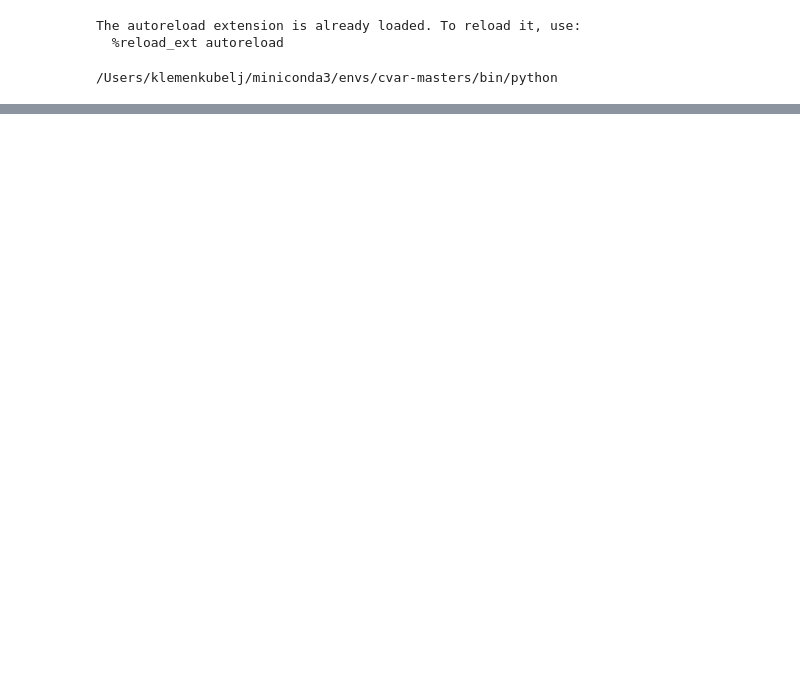
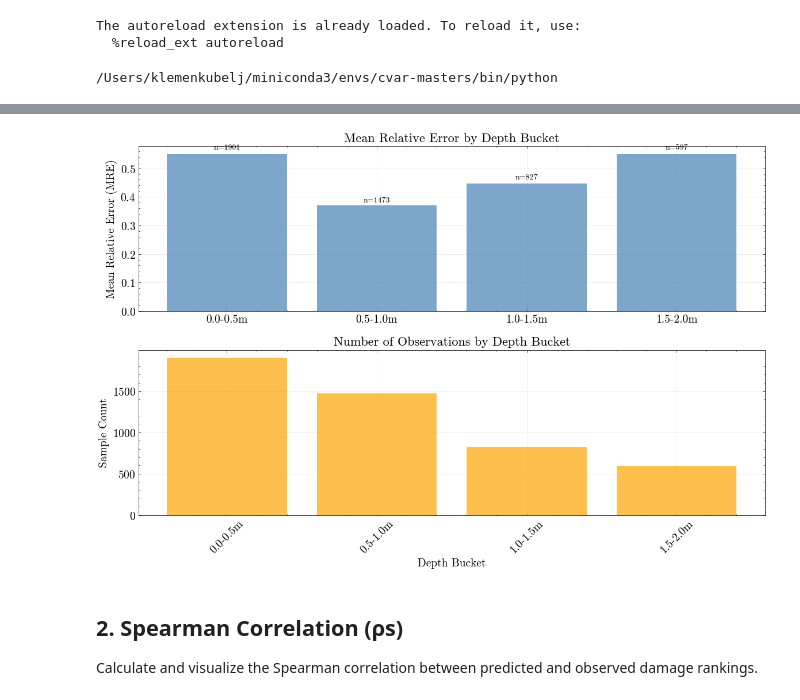
Before and after one commit to KubeljK/cvar-masters, a Jupyter notebook: notebooks/010-kk-compare-damage-functions.ipynb, the cells around one changed output, grey strips where cells are left out. Drawn from its saved outputs; the diff is of its cells as text; code cells hidden in the pictures; blank space fills up the shorter version.

```diff
--- a/notebooks/010-kk-compare-damage-functions.ipynb
+++ b/notebooks/010-kk-compare-damage-functions.ipynb
@@ -538,0 +490,25 @@ Text(0.7, 0.1, 'EAD: 2723.30 €')
+# %%
+# Calculate MREb for the entire dataset
+bucket_mre, bucket_stats = calculate_mean_relative_error_by_depth_bucket(
+    df,
+    depth_col="Objekt_VisinaVodeM",
+    damage_col="relative_damage",
+)
+
+# Display results
+print("Mean Relative Error by Depth Bucket (MREb):")
+print("=" * 50)
+for bucket, mre in bucket_mre.items():
+    stats = bucket_stats[bucket]
+    print(f"{bucket:>12}: MRE = {mre:.3f} (n={stats['count']:>4}, "
+          f"mean_obs={stats['mean_observed']:.3f}, "
+          f"mean_pred={stats['mean_predicted']:.3f})")
+
+# Calculate overall statistics
+overall_mre = np.mean(list(bucket_mre.values()))
+print(f"\nOverall MREb (average across buckets): {overall_mre:.3f}")
+
+total_observations = sum(stats['count'] for stats in bucket_stats.values())
+print(f"Total observations used: {total_observations}")
+print(f"Total dataset size: {len(df)}")
+print(f"Coverage: {total_observations/len(df)*100:.1f}%")
@@ -538,0 +533,11 @@ Text(0.7, 0.1, 'EAD: 2723.30 €')
+# %%
+# # Plot MREb visualization
+fig = plot_mre_by_depth_bucket(bucket_mre, bucket_stats)
+plt.savefig(IMAGES_PATH + "/05/mre_by_depth_bucket.pdf", dpi=300, bbox_inches="tight")
+plt.show()
+# %% [output]
+[figure, added]
+# %% [markdown]
+## 2. Spearman Correlation (ρs)
+
+Calculate and visualize the Spearman correlation between predicted and observed damage rankings.
```
Also changed, not shown: parts of 43 cells of this notebook, 2 other files.
